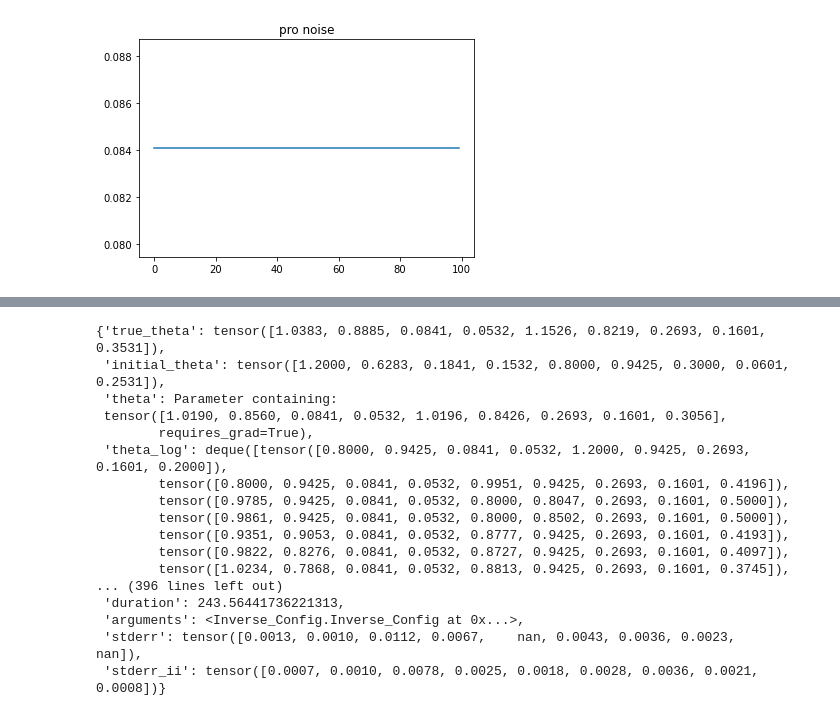
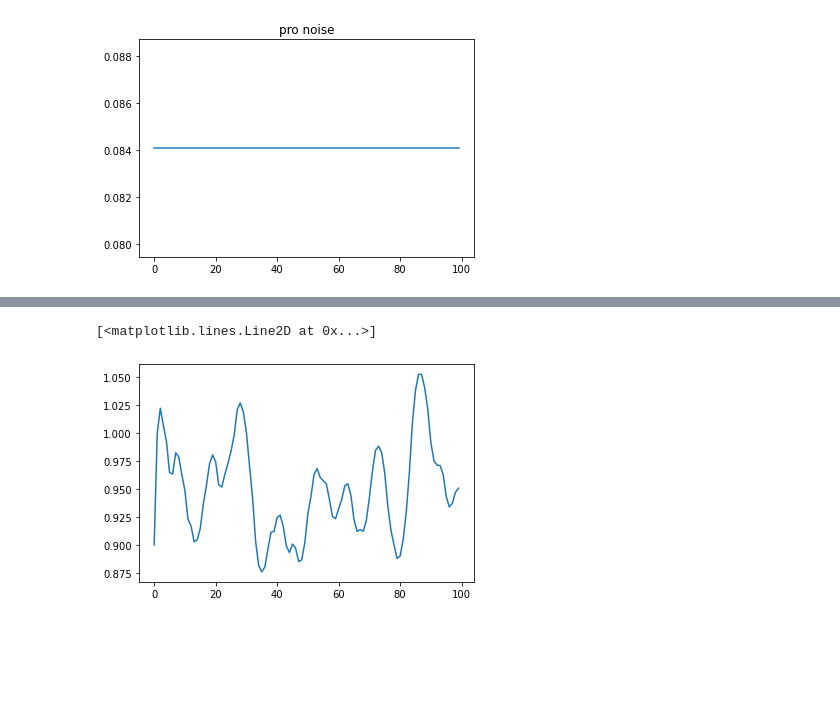
Before and after one commit to yizhoucc/ffsb, a Jupyter notebook: plot_notebook.ipynb, the cells around one changed output, grey strips where cells are left out. Cells and saved outputs as stored; diff of their text form; code cells hidden in the pictures; blank space fills up the shorter version.

```diff
--- a/plot_notebook.ipynb
+++ b/plot_notebook.ipynb
@@ -155,20 +184,11 @@ TypeError: string indices must be integers
-# %%
-result_log
-# %% [output]
-{'true_theta': tensor([1.0383, 0.8885, 0.0841, 0.0532, 1.1526, 0.8219, 0.2693, 0.1601, 0.3531]),
- 'initial_theta': tensor([1.2000, 0.6283, 0.1841, 0.1532, 0.8000, 0.9425, 0.3000, 0.0601, 0.2531]),
- 'theta': Parameter containing:
- tensor([1.0190, 0.8560, 0.0841, 0.0532, 1.0196, 0.8426, 0.2693, 0.1601, 0.3056],
-        requires_grad=True),
- 'theta_log': deque([tensor([0.8000, 0.9425, 0.0841, 0.0532, 1.2000, 0.9425, 0.2693, 0.1601, 0.2000]),
-        tensor([0.8000, 0.9425, 0.0841, 0.0532, 0.9951, 0.9425, 0.2693, 0.1601, 0.4196]),
-        tensor([0.9785, 0.9425, 0.0841, 0.0532, 0.8000, 0.8047, 0.2693, 0.1601, 0.5000]),
-        tensor([0.9861, 0.9425, 0.0841, 0.0532, 0.8000, 0.8502, 0.2693, 0.1601, 0.5000]),
-        tensor([0.9351, 0.9053, 0.0841, 0.0532, 0.8777, 0.9425, 0.2693, 0.1601, 0.4193]),
-        tensor([0.9822, 0.8276, 0.0841, 0.0532, 0.8727, 0.9425, 0.2693, 0.1601, 0.4097]),
-        tensor([1.0234, 0.7868, 0.0841, 0.0532, 0.8813, 0.9425, 0.2693, 0.1601, 0.3745]),
-... (396 lines left out)
- 'duration': 243.56441736221313,
- 'arguments': <Inverse_Config.Inverse_Config at 0x...>,
- 'stderr': tensor([0.0013, 0.0010, 0.0112, 0.0067,    nan, 0.0043, 0.0036, 0.0023,    nan]),
- 'stderr_ii': tensor([0.0007, 0.0010, 0.0078, 0.0025, 0.0018, 0.0028, 0.0036, 0.0021, 0.0008])}
+# %%
+import torch
+import numpy as np
+import matplotlib.pyplot as plt
+import os
+singlef=torch.load('../firefly-inverse-data/data/plot solve for all no oloss low lr4.pkl')
+singlef['progainv']
+plt.plot(singlef['progainv'])
+# %% [output]
+[<matplotlib.lines.Line2D at 0x...>]
+[figure, added]
```
Also changed, not shown: parts of 6 cells of this notebook, 5 other files.
